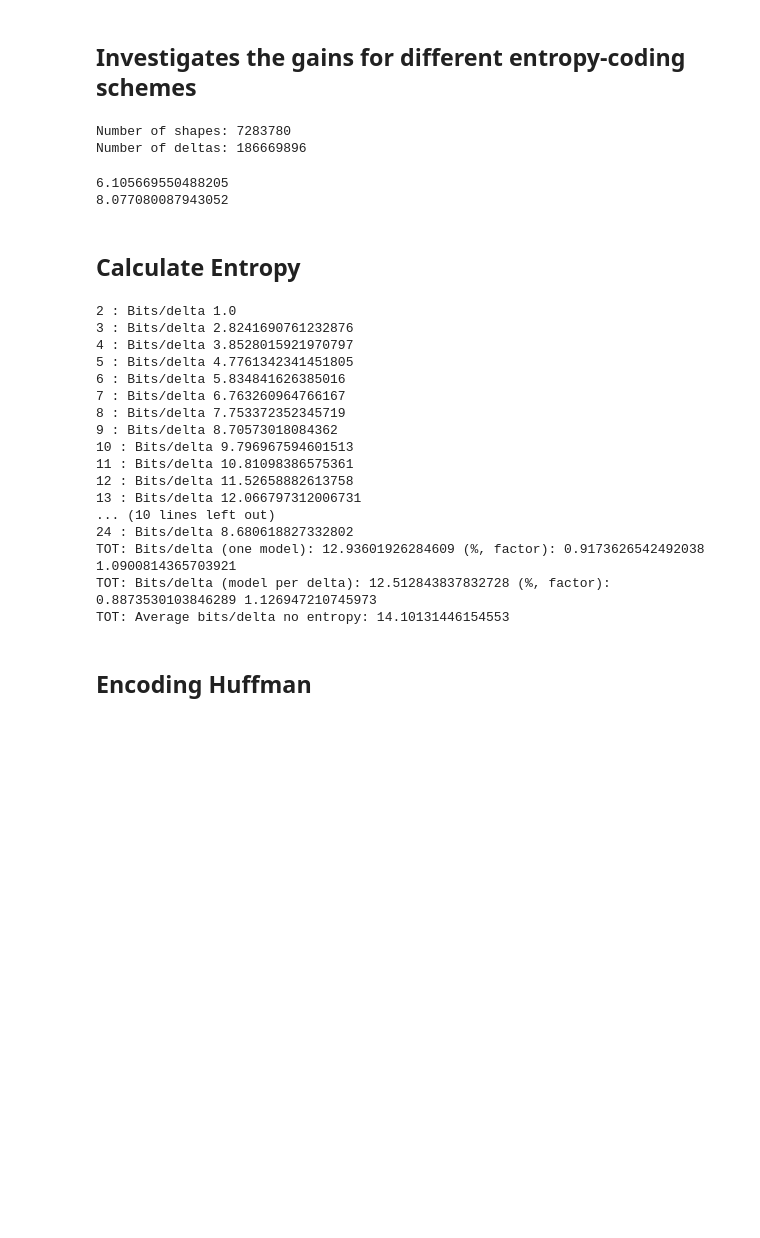
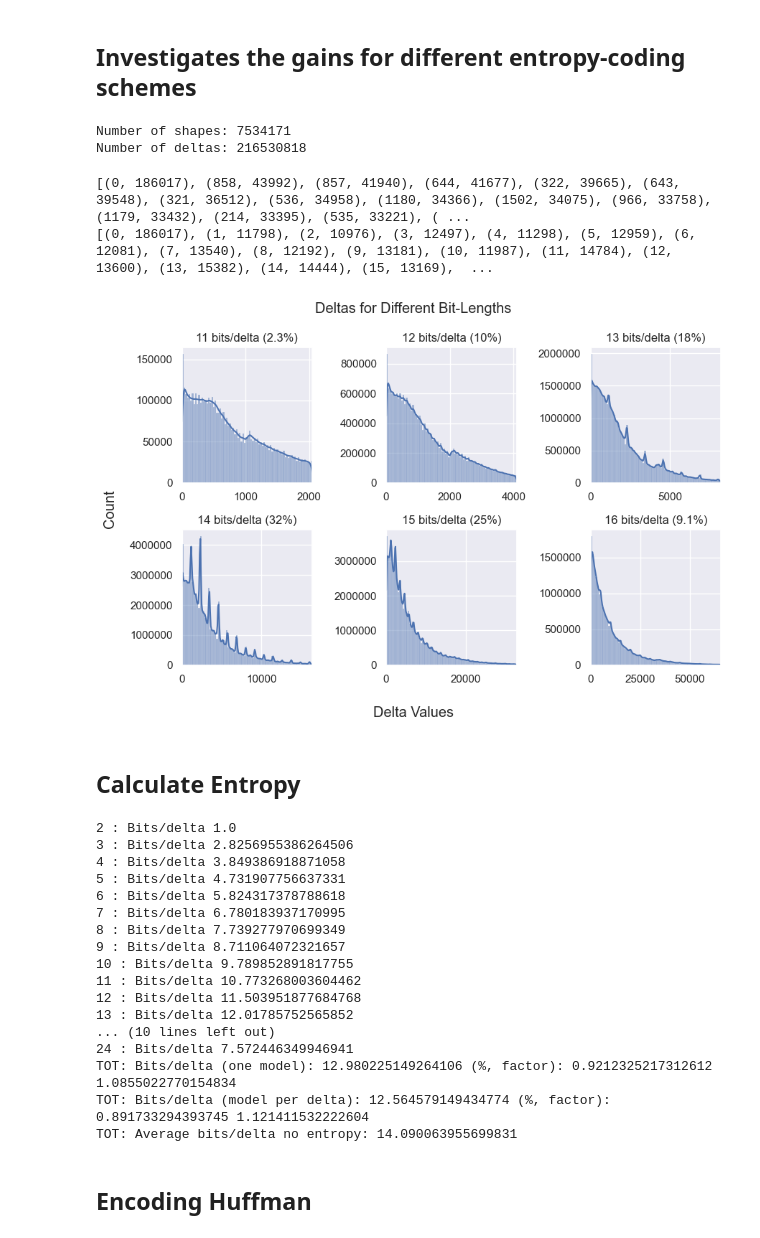
Before and after one commit to SimonErlandsson/Operable-Maps-Compression, a Jupyter notebook: Entropy_Sketching.ipynb, the cells around one changed output. Drawn from its saved outputs; the diff is of its cells as text; code cells hidden in the pictures; blank space fills up the shorter version.

```diff
--- a/Entropy_Sketching.ipynb
+++ b/Entropy_Sketching.ipynb
@@ -81,9 +81,11 @@ SAVE_MODELS = False
 
 if GENERATE_DATA:
     append_deltas("data/sweden-latest-free", is_shp_dir=True)
-    append_deltas("data/lund_building_highway.json")
-    append_deltas("data/world_7_dec.json")
-    append_deltas("data/sweden.json")
+    #append_deltas("data/lund_building_highway.json")
+    #append_deltas("data/world_7_dec.json")
+    #append_deltas("data/sweden.json")
+    append_deltas("data/final_country_borders.shp")
+    append_deltas("data/china-latest-free/gis_osm_water_a_free_1.shp")
 
     if SAVE_DATA:
         with open('data/delta_freqs.pkl', 'wb') as f:
@@ -97,8 +99,8 @@ else:
 print(f"Number of shapes: {shape_cnt}")
 print(f"Number of deltas: {len(dt_xs) + len(dt_ys)}")
 # %% [output]
-Number of shapes: 7283780
-Number of deltas: 186669896
+Number of shapes: 7534171
+Number of deltas: 216530818
 # %%
 dt_freq_sorted = defaultdict(lambda: defaultdict(int))
 dt_freq_sorted_key = defaultdict(lambda: defaultdict(int))
@@ -130,8 +132,8 @@ print(dt_freq_sorted_key[DISP])
 #     tot_sum += 100 * value / sum(merged_dict.values())
 # print(tot_sum)
 # %% [output]
-6.105669550488205
-8.077080087943052
+[(0, 186017), (858, 43992), (857, 41940), (644, 41677), (322, 39665), (643, 39548), (321, 36512), (536, 34958), (1180, 34366), (1502, 34075), (966, 33758), (1179, 33432), (214, 33395), (535, 33221), ( ...
+[(0, 186017), (1, 11798), (2, 10976), (3, 12497), (4, 11298), (5, 12959), (6, 12081), (7, 13540), (8, 12192), (9, 13181), (10, 11987), (11, 14784), (12, 13600), (13, 15382), (14, 14444), (15, 13169),  ...
 # %%
 #sns.kdeplot()
 
@@ -141,36 +143,39 @@ WIDTH = 3
 PLOT = False
 
 if PLOT:
+    sns.set(font_scale=1)
     tot_dts = len(dt_xs) + len(dt_ys)
     fig, axes = plt.subplots(HEIGHT, WIDTH)
     cnt_plotted = 0
     for idx, bit_size in enumerate(sorted(dt_freq.keys())):
         chks = chunks[bit_size]
         dts = [item for sublist in chks for item in sublist]
         if len(dts)/tot_dts > 0.01 and cnt_plotted < 6:
             curr_height, curr_width = cnt_plotted // WIDTH, cnt_plotted % WIDTH
             current_axis = axes[curr_height, curr_width]
-            current_axis.set_title(f"{bit_size} bits/delta ({round(100 * len(dts)/tot_dts, 1)}%)", fontsize=10)
+            current_axis.set_title(f"{bit_size} bits/delta ({round(100 * len(dts)/tot_dts, 1 if len(dts)/tot_dts < 0.1 else None)}%)")
 
             #data = list(dt_freq[bit_size].items())
-
             #ax = sns.kdeplot(dts, ax=current_axis)
             #ax = sns.scatterplot(x = xs(data), y=ys(data), ax=current_axis, size=0.1)
             ax = sns.histplot(dts, ax=current_axis, bins=80, kde=True)
             ax.ticklabel_format(style='plain', axis='y')
             current_axis.set_xlim(0, max(dts))
             current_axis.set(ylabel=None)
             cnt_plotted += 1
 
-
     fig.supylabel('Count')
     fig.supxlabel('Delta Values')
     fig.suptitle('Deltas for Different Bit-Lengths')
     fig.set_figwidth(WIDTH * 3)
     fig.set_figheight(HEIGHT * 3)
     plt.ticklabel_format(style='plain', axis='y')
     plt.tight_layout()
+    plt.savefig("plots/delta_distrb.png", dpi=1000)
+    plt.savefig("plots/delta_distrb.svg")
     plt.show()
+# %% [output]
+[figure, added]
 # %%
 # for i in range(1):
 #     idx = random.randint(0, len(deltas_fp))
@@ -227,22 +232,22 @@ print("TOT: Bits/delta (model per delta):", per_delta_bit_len, "(%, factor):", p
 print("TOT: Average bits/delta no entropy:", none_bit_len)
 # %% [output]
 2 : Bits/delta 1.0
-3 : Bits/delta 2.8241690761232876
-4 : Bits/delta 3.8528015921970797
-5 : Bits/delta 4.7761342341451805
-6 : Bits/delta 5.834841626385016
-7 : Bits/delta 6.763260964766167
-8 : Bits/delta 7.753372352345719
-9 : Bits/delta 8.70573018084362
-10 : Bits/delta 9.796967594601513
-11 : Bits/delta 10.81098386575361
-12 : Bits/delta 11.52658882613758
-13 : Bits/delta 12.066797312006731
+3 : Bits/delta 2.8256955386264506
+4 : Bits/delta 3.849386918871058
+5 : Bits/delta 4.731907756637331
+6 : Bits/delta 5.824317378788618
+7 : Bits/delta 6.780183937170995
+8 : Bits/delta 7.739277970699349
+9 : Bits/delta 8.711064072321657
+10 : Bits/delta 9.789852891817755
+11 : Bits/delta 10.773268003604462
+12 : Bits/delta 11.503951877684768
+13 : Bits/delta 12.01785752565852
 ... (10 lines left out)
-24 : Bits/delta 8.680618827332802
-TOT: Bits/delta (one model): 12.93601926284609 (%, factor): 0.9173626542492038 1.0900814365703921
-TOT: Bits/delta (model per delta): 12.512843837832728 (%, factor): 0.8873530103846289 1.126947210745973
-TOT: Average bits/delta no entropy: 14.10131446154553
+24 : Bits/delta 7.572446349946941
+TOT: Bits/delta (one model): 12.980225149264106 (%, factor): 0.9212325217312612 1.0855022770154834
+TOT: Bits/delta (model per delta): 12.564579149434774 (%, factor): 0.891733294393745 1.121411532222604
+TOT: Average bits/delta no entropy: 14.090063955699831
 # %% [markdown]
 ## Encoding Huffman
 # %%
```
Also changed, not shown: parts of 5 cells of this notebook, 40 other files.
